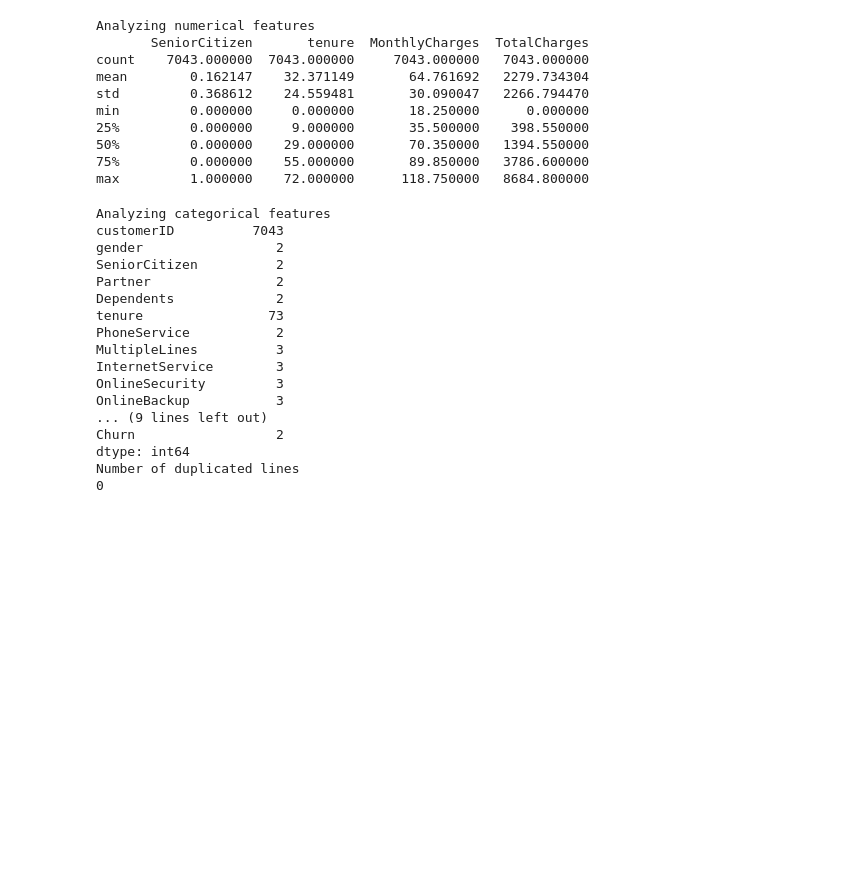
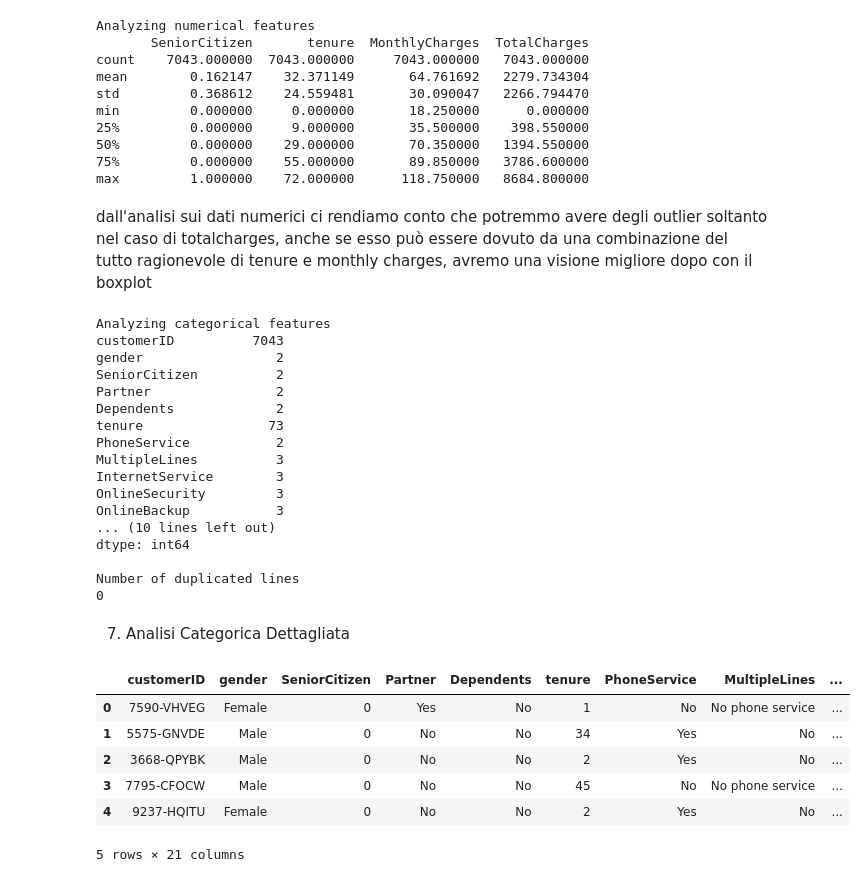
Before and after one commit to Chris05-Gen/churn-predictor-ML, a Jupyter notebook: notebooks/1.0-eda-initial-analysis.ipynb, the cells around one changed output. Cells and saved outputs as stored; diff of their text form; code cells hidden in the pictures; blank space fills up the shorter version.

```diff
--- a/notebooks/1.0-eda-initial-analysis.ipynb
+++ b/notebooks/1.0-eda-initial-analysis.ipynb
@@ -178,10 +193,12 @@ min         0.000000     0.000000       18.250000      0.000000
 50%         0.000000    29.000000       70.350000   1394.550000
 75%         0.000000    55.000000       89.850000   3786.600000
 max         1.000000    72.000000      118.750000   8684.800000
+# %% [markdown]
+dall'analisi sui dati numerici ci rendiamo conto che potremmo avere degli outlier soltanto nel caso di totalcharges, anche se esso può essere dovuto da una combinazione del tutto ragionevole di tenure e monthly charges, avremo una visione migliore dopo con il boxplot
 # %%
 print("Analyzing categorical features")
 print(df.nunique())
-print("Number of duplicated lines")
+print("\nNumber of duplicated lines")
 print(df.duplicated().sum())
 # %% [output]
 Analyzing categorical features
@@ -196,8 +213,20 @@ MultipleLines          3
 InternetService        3
 OnlineSecurity         3
 OnlineBackup           3
-... (9 lines left out)
-Churn                  2
+... (10 lines left out)
 dtype: int64
+
 Number of duplicated lines
 0
+# %% [markdown]
+7. Analisi Categorica Dettagliata
+# %%
+df.head(5)
+# %% [output]
+|  | customerID | gender | SeniorCitizen | Partner | Dependents | tenure | PhoneService | MultipleLines | ... |
+| 0 | 7590-VHVEG | Female | 0 | Yes | No | 1 | No | No phone service | ... |
+| 1 | 5575-GNVDE | Male | 0 | No | No | 34 | Yes | No | ... |
+| 2 | 3668-QPYBK | Male | 0 | No | No | 2 | Yes | No | ... |
+| 3 | 7795-CFOCW | Male | 0 | No | No | 45 | No | No phone service | ... |
+| 4 | 9237-HQITU | Female | 0 | No | No | 2 | Yes | No | ... |
+5 rows × 21 columns
```
Also changed, not shown: parts of 6 cells of this notebook.
